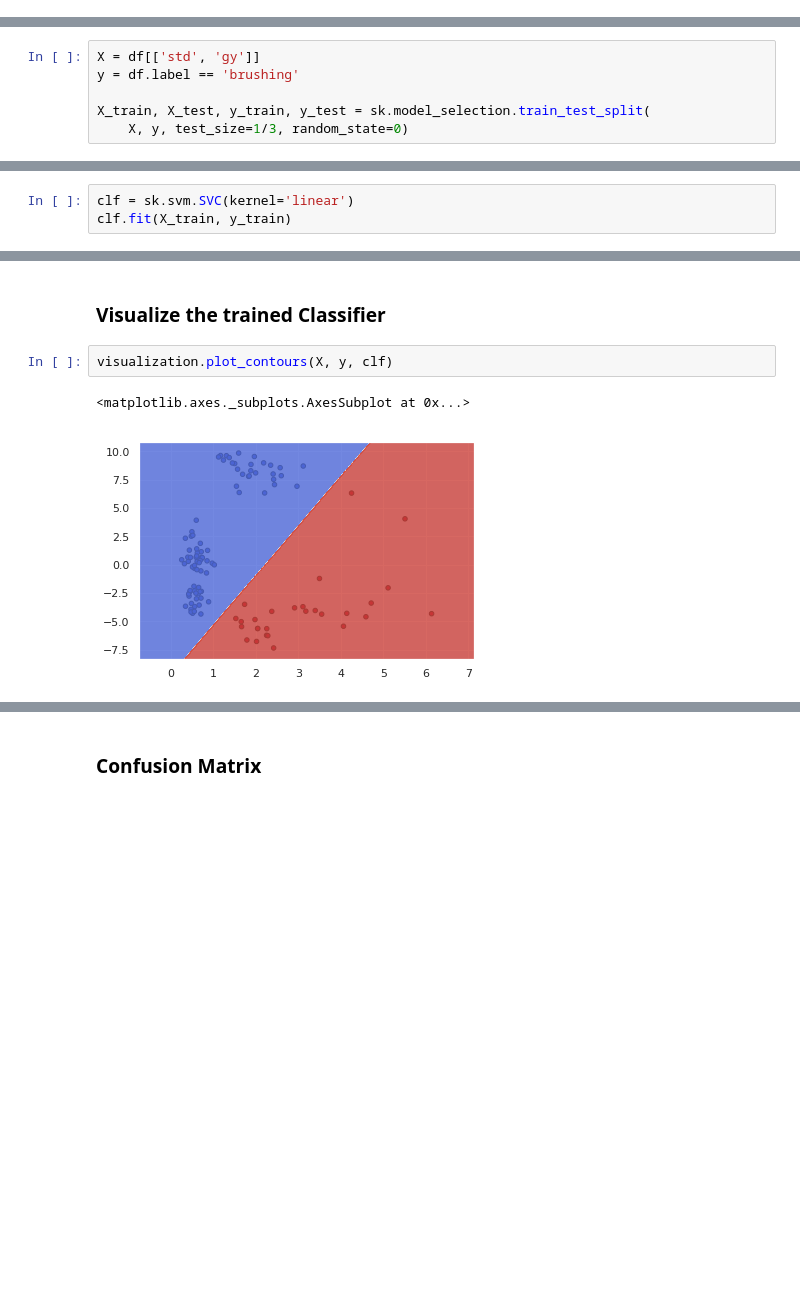
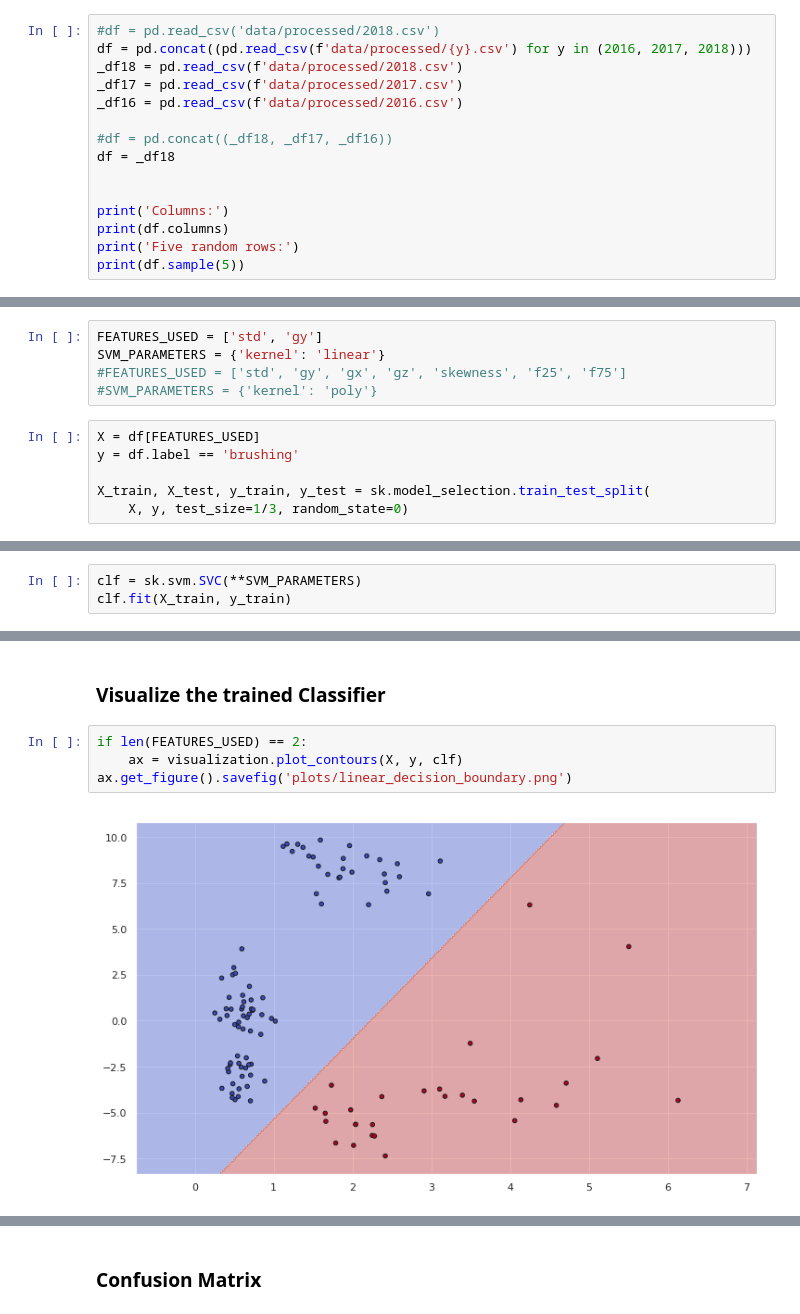
Before and after one commit to franciscosenae/ATHENS2018, a Jupyter notebook: Assignment.ipynb, the cells around one changed output, grey strips where cells are left out. Saved outputs shown, nothing was run; the diff lists cells and outputs as text; blank space fills up the shorter version.

```diff
--- a/Assignment.ipynb
+++ b/Assignment.ipynb
@@ -62,0 +44,15 @@ Five random rows:
+# %%
+#df = pd.read_csv('data/processed/2018.csv')
+df = pd.concat((pd.read_csv(f'data/processed/{y}.csv') for y in (2016, 2017, 2018)))
+_df18 = pd.read_csv(f'data/processed/2018.csv')
+_df17 = pd.read_csv(f'data/processed/2017.csv')
+_df16 = pd.read_csv(f'data/processed/2016.csv')
+
+#df = pd.concat((_df18, _df17, _df16))
+df = _df18
+
+
+print('Columns:')
+print(df.columns)
+print('Five random rows:')
+print(df.sample(5))
@@ -75,8 +91,13 @@ sns.relplot(x='std', y='gy', data=df, hue='label')
 # %% [markdown]
 ## Train SVM
 Fist create the necessary variables `X` and `y` and split them into train and test data.
+# %%
+FEATURES_USED = ['std', 'gy']
+SVM_PARAMETERS = {'kernel': 'linear'}
+#FEATURES_USED = ['std', 'gy', 'gx', 'gz', 'skewness', 'f25', 'f75']
+#SVM_PARAMETERS = {'kernel': 'poly'}
 # %%
-X = df[['std', 'gy']]
+X = df[FEATURES_USED]
 y = df.label == 'brushing'
 
 X_train, X_test, y_train, y_test = sk.model_selection.train_test_split(
@@ -84,7 +105,7 @@ X_train, X_test, y_train, y_test = sk.model_selection.train_test_split(
 # %% [markdown]
 The actual training is done using [scikit-learn](https://scikit-learn.org/stable/).
 # %%
-clf = sk.svm.SVC(kernel='linear')
+clf = sk.svm.SVC(**SVM_PARAMETERS)
 clf.fit(X_train, y_train)
 # %% [output]
 SVC(C=1.0, cache_size=200, class_weight=None, coef0=0.0,
@@ -93,9 +114,10 @@ SVC(C=1.0, cache_size=200, class_weight=None, coef0=0.0,
   shrinking=True, tol=0.001, verbose=False)
 # %% [markdown]
 ### Visualize the trained Classifier
-# %%
-visualization.plot_contours(X, y, clf)
-# %% [output]
-<matplotlib.axes._subplots.AxesSubplot at 0x...>
-[figure, removed]
+# %%
+if len(FEATURES_USED) == 2:
+    ax = visualization.plot_contours(X, y, clf)
+ax.get_figure().savefig('plots/linear_decision_boundary.png')
+# %% [output]
+[figure, added]
 # %% [markdown]
```
Also changed, not shown: parts of 37 cells of this notebook, 7 other files.
